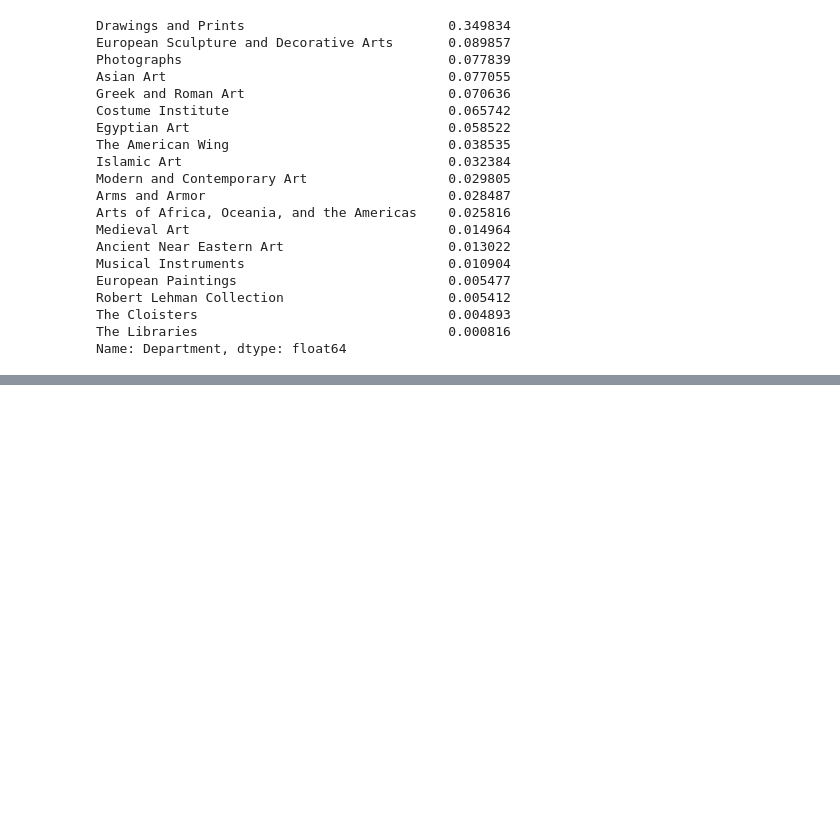
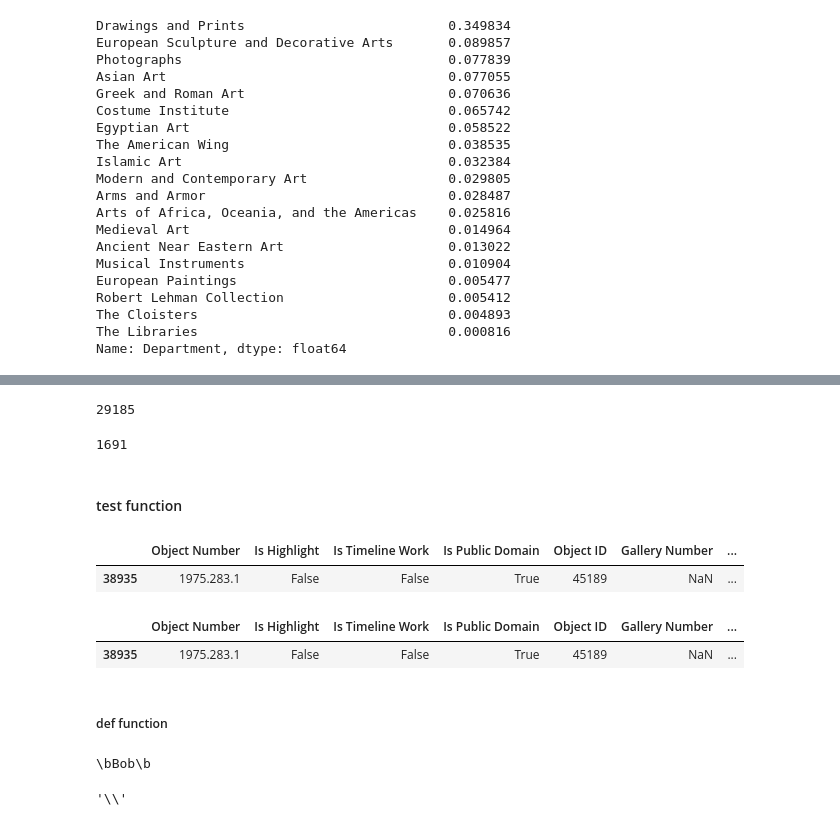
Before and after one commit to vivyhasadream/vintage_clothes_generator, a Jupyter notebook: Data Wrangling.ipynb, the cells around one changed output, grey strips where cells are left out. Cells and saved outputs as stored; diff of their text form; code cells hidden in the pictures; blank space fills up the shorter version.

```diff
--- a/Data Wrangling.ipynb
+++ b/Data Wrangling.ipynb
@@ -316,0 +135,10 @@ Hello World!
+# %%
+df['Title'].isna().sum()
+# %% [output]
+29185
+# %%
+df['Object Name'].isna().sum()
+# %% [output]
+1691
+# %% [markdown]
+#### test function
@@ -316,0 +149,23 @@ Hello World!
+# %%
+df[df['Object ID']=='45189']
+# %% [output]
+|  | Object Number | Is Highlight | Is Timeline Work | Is Public Domain | Object ID | Gallery Number | ... |
+| 38935 | 1975.283.1 | False | False | True | 45189 | NaN | ... |
+# %%
+df_temp[df_temp['Object ID']=='45189']
+# %% [output]
+|  | Object Number | Is Highlight | Is Timeline Work | Is Public Domain | Object ID | Gallery Number | ... |
+| 38935 | 1975.283.1 | False | False | True | 45189 | NaN | ... |
+# %% [markdown]
+##### def function
+# %%
+name = 'Bob'
+
+my_str = fr'\b{name}\b'
+print(my_str)
+# %% [output]
+\bBob\b
+# %%
+chr(92)
+# %% [output]
+'\\'
```
Also changed, not shown: parts of 66 cells of this notebook, 3 other files.
